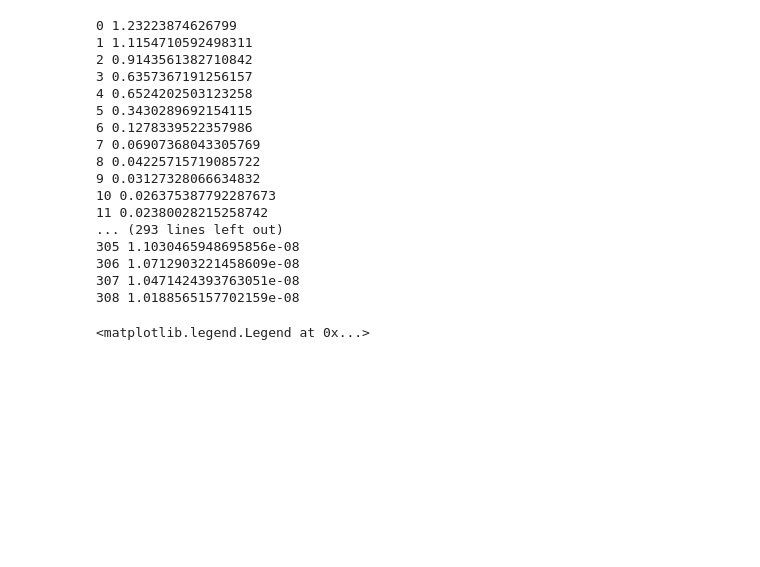
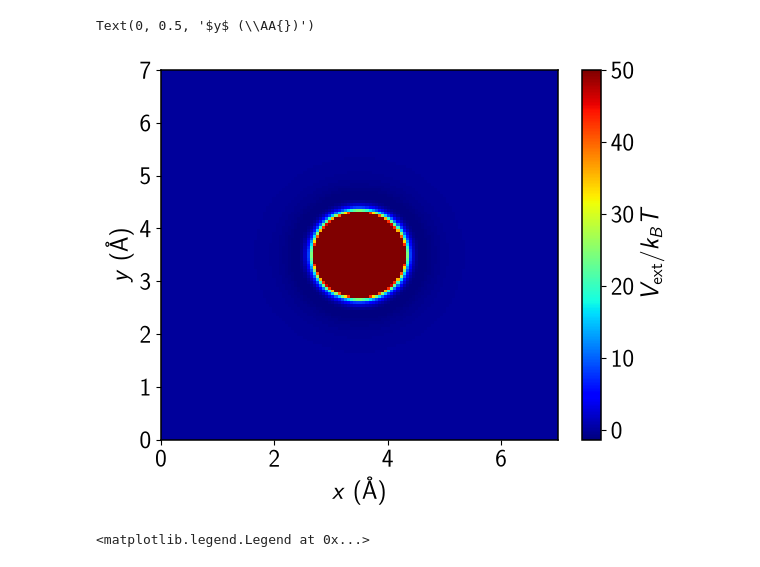
Before and after one commit to lucas-j-santos/LJS-cDFT, a Jupyter notebook: examples/rdf_lj.ipynb, the cells around one changed output. Saved outputs shown, nothing was run; the diff lists cells and outputs as text; code cells hidden in the pictures; blank space fills up the shorter version.

```diff
--- a/examples/rdf_lj.ipynb
+++ b/examples/rdf_lj.ipynb
@@ -71,34 +53,33 @@ if L < 6.0*sigma:
     print('AVISO: L = %.1f sigma. Com menos de ~6 sigma a particula de'
             % (L/sigma))
     print('       teste interage com as proprias imagens periodicas.')
-
-V, r = build_test_particle_field(L, n, sigma, epsilon)
-
-dev = torch.device('cpu')
-dft = dft_core(parameters, T,
-                np.array([L, L, L]), None, np.array([n, n, n]), dev)
-
-rho_b = torch.tensor([float(rho_bulk)])
-dft.initial_condition(rho_b, torch.tensor(V, device=dev),
-                        potential_cutoff=50.0, model='bulk')
-dft.equilibrium_density_profile(rho_b, fmt='ASWB', solver='anderson',
-                                anderson_mmax=5, anderson_damping=0.1,
-                                tol=1e-8, max_it=2000, logoutput=True)
-# %% [output]
-0 1.23223874626799
-1 1.1154710592498311
-2 0.9143561382710842
-3 0.6357367191256157
-4 0.6524202503123258
-5 0.3430289692154115
-6 0.1278339522357986
-7 0.06907368043305769
-8 0.04225715719085722
-9 0.03127328066634832
-10 0.026375387792287673
-11 0.02380028215258742
-... (293 lines left out)
-305 1.1030465948695856e-08
-306 1.0712903221458609e-08
-307 1.0471424393763051e-08
-308 1.0188565157702159e-08
+# %%
+dev = torch.device('cuda')
+dft = dft_core(parameters, T, np.array([L, L, L]), None, np.array([n, n, n]), dev)
+# %%
+def lj_potential(r,sigma,epsilon):
+    return 4.0*epsilon*((sigma/r)**12-(sigma/r)**6)
+
+rc = L/2
+test_particle = np.array([L/2, L/2, L/2])
+
+Vext = torch.zeros_like(dft.X)
+rx = dft.X - test_particle[0]
+ry = dft.Y - test_particle[1]
+rz = dft.Z - test_particle[2]
+rx -= L*(rx/L).round()
+ry -= L*(ry/L).round()
+rz -= L*(rz/L).round()
+r = torch.sqrt(rx**2+ry**2+rz**2)
+Vext = lj_potential(r,sigma,epsilon)
+Vext[r==0] = np.inf
+Vext[r>rc] = 0.0
+# %%
+plt.figure()
+c=plt.pcolormesh(dft.X[:,:,n//2].cpu(),dft.Y[:,:,n//2].cpu(),Vext[:,:,n//2].cpu()/T,vmax=50.0,cmap='jet')
+plt.colorbar(label=r'$V_{\mathrm{ext}}/k_B T$')
+plt.xlabel(r'$x$ (\AA{})')
+plt.ylabel(r'$y$ (\AA{})')
+# %% [output]
+Text(0, 0.5, '$y$ (\\AA{})')
+[figure, added]
```
Also changed, not shown: parts of 5 cells of this notebook, 1 other file.
